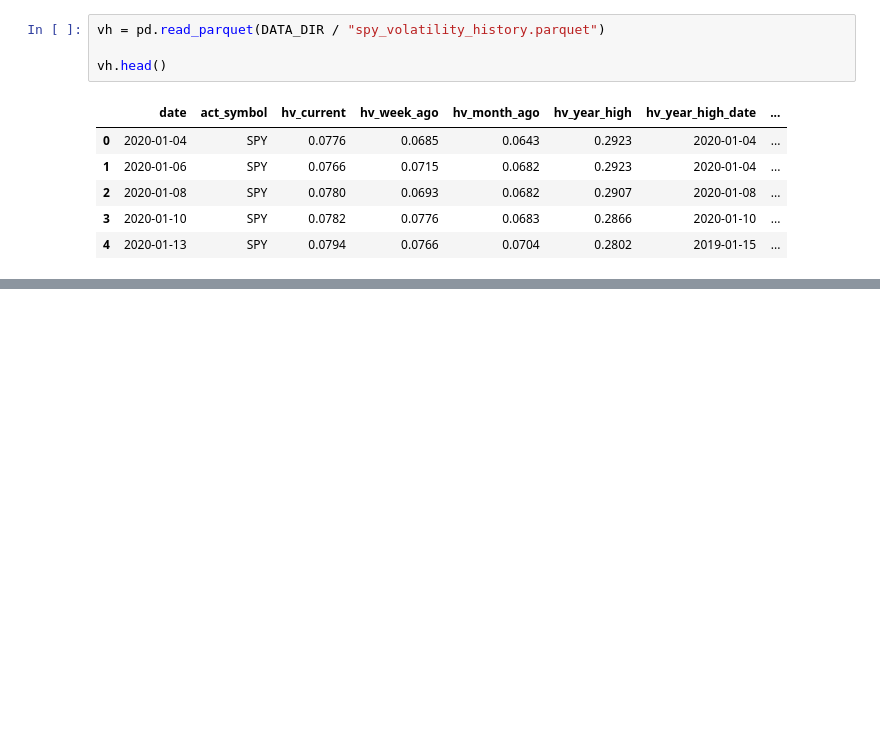
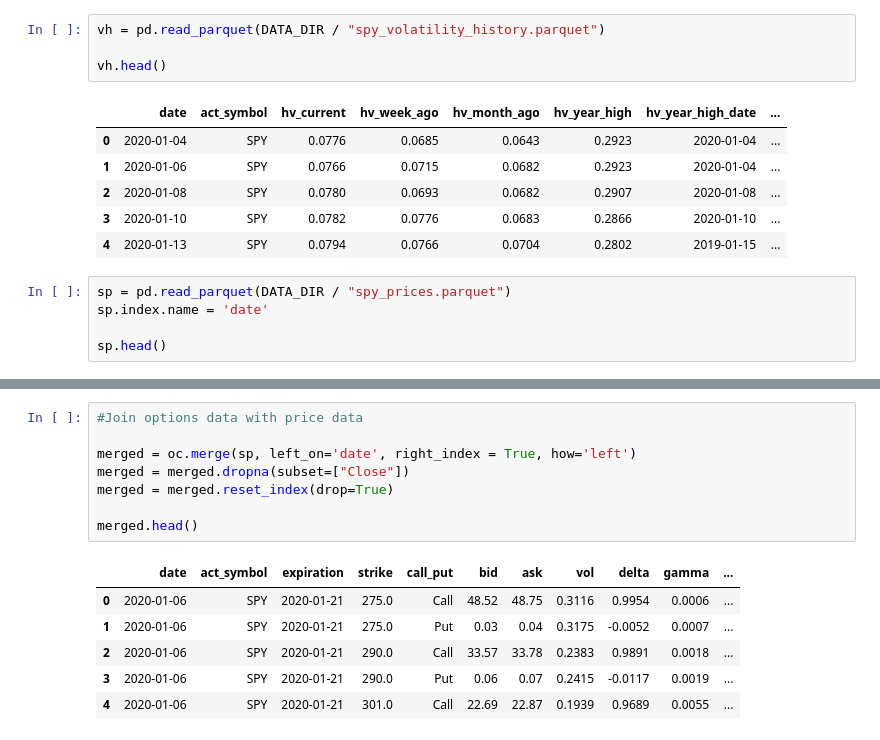
Before and after one commit to ElanPodo/volatility_surface_signals, a Jupyter notebook: notebooks/01_data_exploration.ipynb, the cells around one changed output, grey strips where cells are left out. Drawn from its saved outputs; the diff is of its cells as text; blank space fills up the shorter version.

```diff
--- a/notebooks/01_data_exploration.ipynb
+++ b/notebooks/01_data_exploration.ipynb
@@ -35,3 +42,8 @@ vh.head()
 | 2 | 2020-01-08 | SPY | 0.0780 | 0.0693 | 0.0682 | 0.2907 | 2020-01-08 | ... |
 | 3 | 2020-01-10 | SPY | 0.0782 | 0.0776 | 0.0683 | 0.2866 | 2020-01-10 | ... |
 | 4 | 2020-01-13 | SPY | 0.0794 | 0.0766 | 0.0704 | 0.2802 | 2019-01-15 | ... |
+# %%
+sp = pd.read_parquet(DATA_DIR / "spy_prices.parquet")
+sp.index.name = 'date'
+
+sp.head()
@@ -37,0 +58,15 @@ vh.head()
+# %%
+#Join options data with price data
+
+merged = oc.merge(sp, left_on='date', right_index = True, how='left')
+merged = merged.dropna(subset=["Close"])
+merged = merged.reset_index(drop=True)
+
+merged.head()
+# %% [output]
+|  | date | act_symbol | expiration | strike | call_put | bid | ask | vol | delta | gamma | ... |
+| 0 | 2020-01-06 | SPY | 2020-01-21 | 275.0 | Call | 48.52 | 48.75 | 0.3116 | 0.9954 | 0.0006 | ... |
+| 1 | 2020-01-06 | SPY | 2020-01-21 | 275.0 | Put | 0.03 | 0.04 | 0.3175 | -0.0052 | 0.0007 | ... |
+| 2 | 2020-01-06 | SPY | 2020-01-21 | 290.0 | Call | 33.57 | 33.78 | 0.2383 | 0.9891 | 0.0018 | ... |
+| 3 | 2020-01-06 | SPY | 2020-01-21 | 290.0 | Put | 0.06 | 0.07 | 0.2415 | -0.0117 | 0.0019 | ... |
+| 4 | 2020-01-06 | SPY | 2020-01-21 | 301.0 | Call | 22.69 | 22.87 | 0.1939 | 0.9689 | 0.0055 | ... |
```
Also changed, not shown: parts of 6 cells of this notebook, 2 other files.
